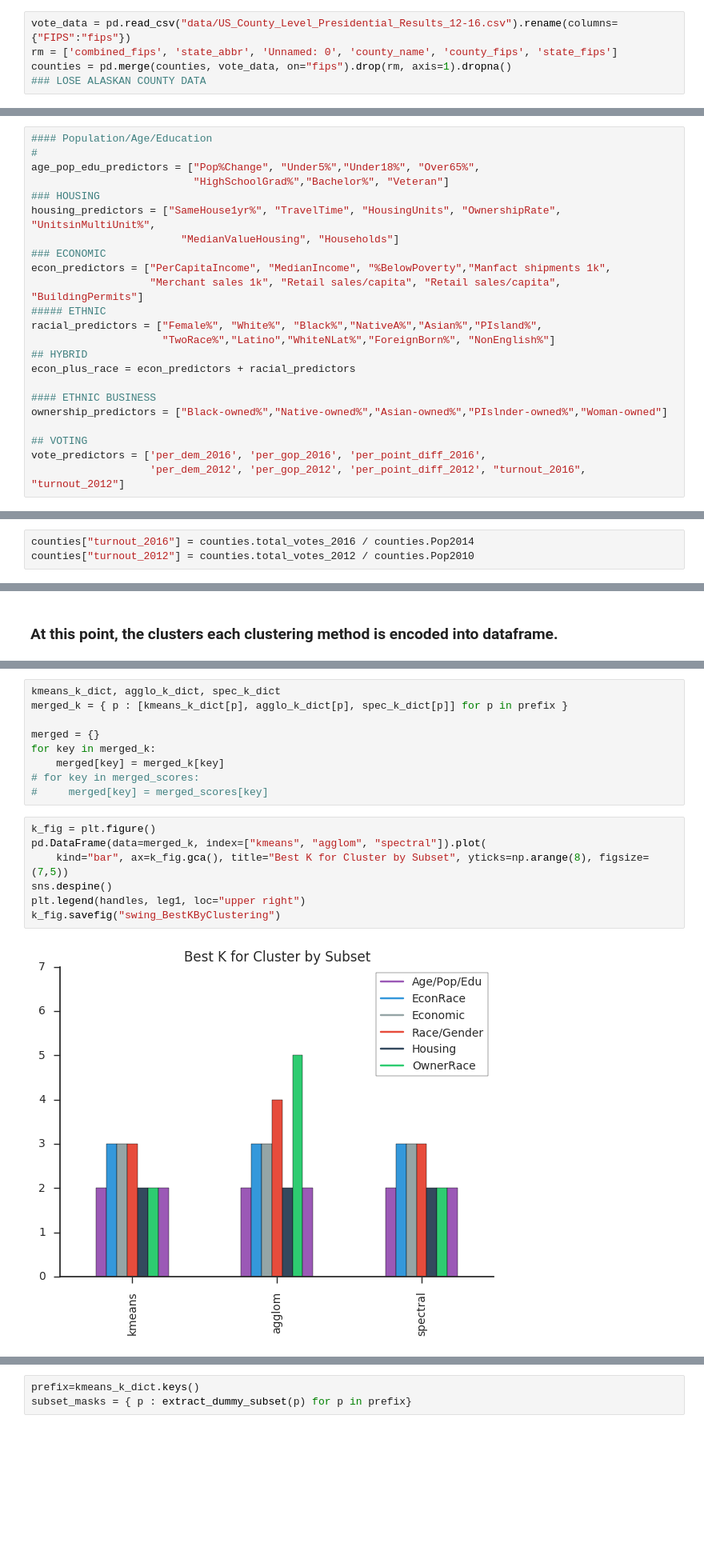
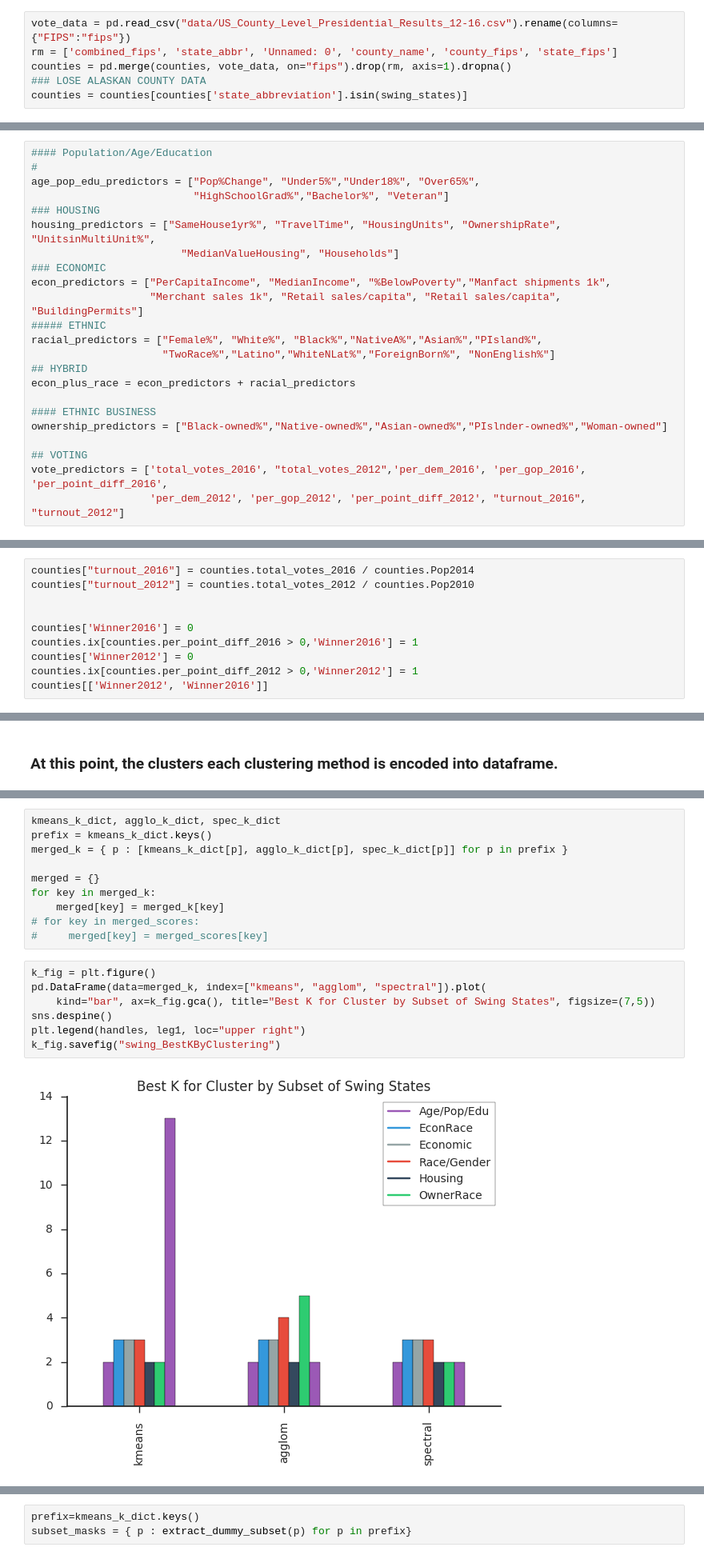
Before and after one commit to cgels/ElectionAnalysis, a Jupyter notebook: Hierarchical Clustering-Copy1.ipynb, the cells around one changed output, grey strips where cells are left out. Shown: that part at 80% size. Drawn from its saved outputs; the diff is of its cells as text; blank space fills up the shorter version.

```diff
--- a/Hierarchical Clustering-Copy1.ipynb
+++ b/Hierarchical Clustering-Copy1.ipynb
@@ -100,6 +105,7 @@ vote_data = pd.read_csv("data/US_County_Level_Presidential_Results_12-16.csv").r
 rm = ['combined_fips', 'state_abbr', 'Unnamed: 0', 'county_name', 'county_fips', 'state_fips']
 counties = pd.merge(counties, vote_data, on="fips").drop(rm, axis=1).dropna()
 ### LOSE ALASKAN COUNTY DATA
+counties = counties[counties['state_abbreviation'].isin(swing_states)]
 # %% [markdown]
 
 Make subsets for various clustering parameters.
@@ -124,10 +130,17 @@ econ_plus_race = econ_predictors + racial_predictors
 ownership_predictors = ["Black-owned%","Native-owned%","Asian-owned%","PIslnder-owned%","Woman-owned"]
 
 ## VOTING
-vote_predictors = ['per_dem_2016', 'per_gop_2016', 'per_point_diff_2016',
+vote_predictors = ['total_votes_2016', "total_votes_2012",'per_dem_2016', 'per_gop_2016', 'per_point_diff_2016',
                    'per_dem_2012', 'per_gop_2012', 'per_point_diff_2012', "turnout_2016", "turnout_2012"]
 # %% [markdown]
 create some features for voting date to determine turnout
 # %%
 counties["turnout_2016"] = counties.total_votes_2016 / counties.Pop2014
 counties["turnout_2012"] = counties.total_votes_2012 / counties.Pop2010
+
+
+counties['Winner2016'] = 0
+counties.ix[counties.per_point_diff_2016 > 0,'Winner2016'] = 1
+counties['Winner2012'] = 0
+counties.ix[counties.per_point_diff_2012 > 0,'Winner2012'] = 1
+counties[['Winner2012', 'Winner2016']]
@@ -347,5 +362,6 @@ plt.savefig("swing_spectral_sscores")
 # %%
 kmeans_k_dict, agglo_k_dict, spec_k_dict
+prefix = kmeans_k_dict.keys()
 merged_k = { p : [kmeans_k_dict[p], agglo_k_dict[p], spec_k_dict[p]] for p in prefix }
 
 merged = {}
@@ -356,12 +372,12 @@ for key in merged_k:
 # %%
 k_fig = plt.figure()
 pd.DataFrame(data=merged_k, index=["kmeans", "agglom", "spectral"]).plot(
-    kind="bar", ax=k_fig.gca(), title="Best K for Cluster by Subset", yticks=np.arange(8), figsize=(7,5))
+    kind="bar", ax=k_fig.gca(), title="Best K for Cluster by Subset of Swing States", figsize=(7,5))
 sns.despine()
 plt.legend(handles, leg1, loc="upper right")
 k_fig.savefig("swing_BestKByClustering")
 # %% [output]
-[figure, old version]
+[figure, new version]
 # %%
 all_dummies = []
 all_dummies.extend(kmeans_dummies)
```
Also changed, not shown: parts of 24 cells of this notebook, 10 other files.
